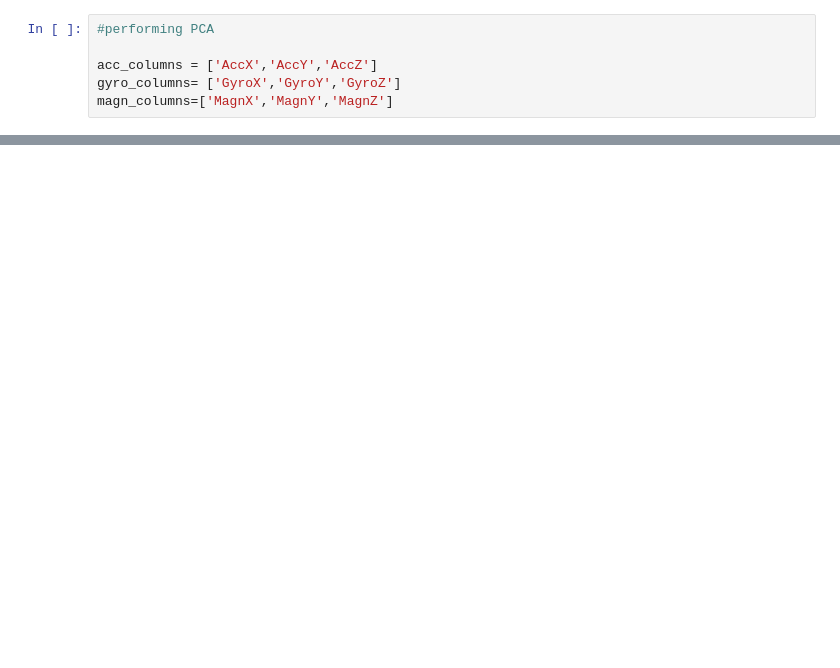
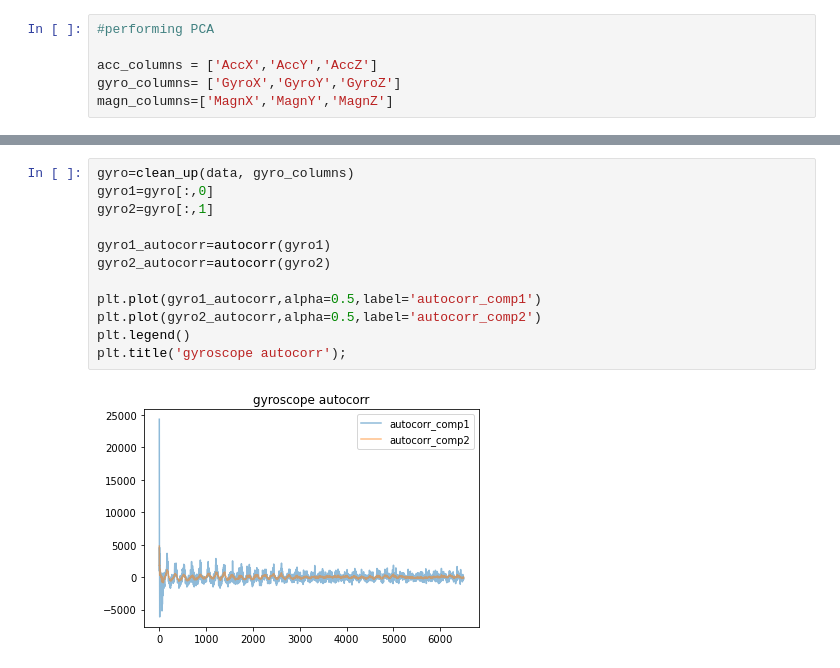
Before and after one commit to zanocrate/LCP_projects_Y4, a Jupyter notebook: Raffo_draft2.ipynb, the cells around one changed output, grey strips where cells are left out. Drawn from its saved outputs; the diff is of its cells as text; blank space fills up the shorter version.

```diff
--- a/Raffo_draft2.ipynb
+++ b/Raffo_draft2.ipynb
@@ -153,0 +189,14 @@ sensor_plot(data,acc_columns,'Accelerometer','[mg]')
+# %%
+gyro=clean_up(data, gyro_columns)
+gyro1=gyro[:,0]
+gyro2=gyro[:,1]
+
+gyro1_autocorr=autocorr(gyro1)
+gyro2_autocorr=autocorr(gyro2)
+
+plt.plot(gyro1_autocorr,alpha=0.5,label='autocorr_comp1')
+plt.plot(gyro2_autocorr,alpha=0.5,label='autocorr_comp2')
+plt.legend()
+plt.title('gyroscope autocorr');
+# %% [output]
+[figure, added]
```
Also changed, not shown: parts of 13 cells of this notebook.
